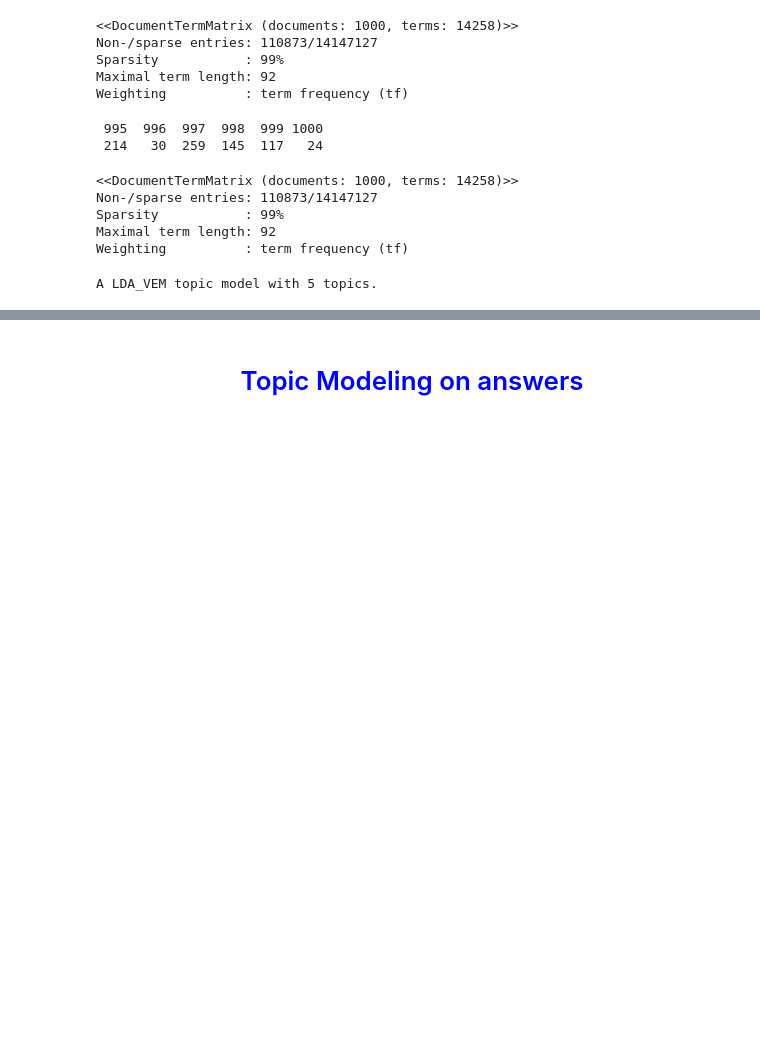
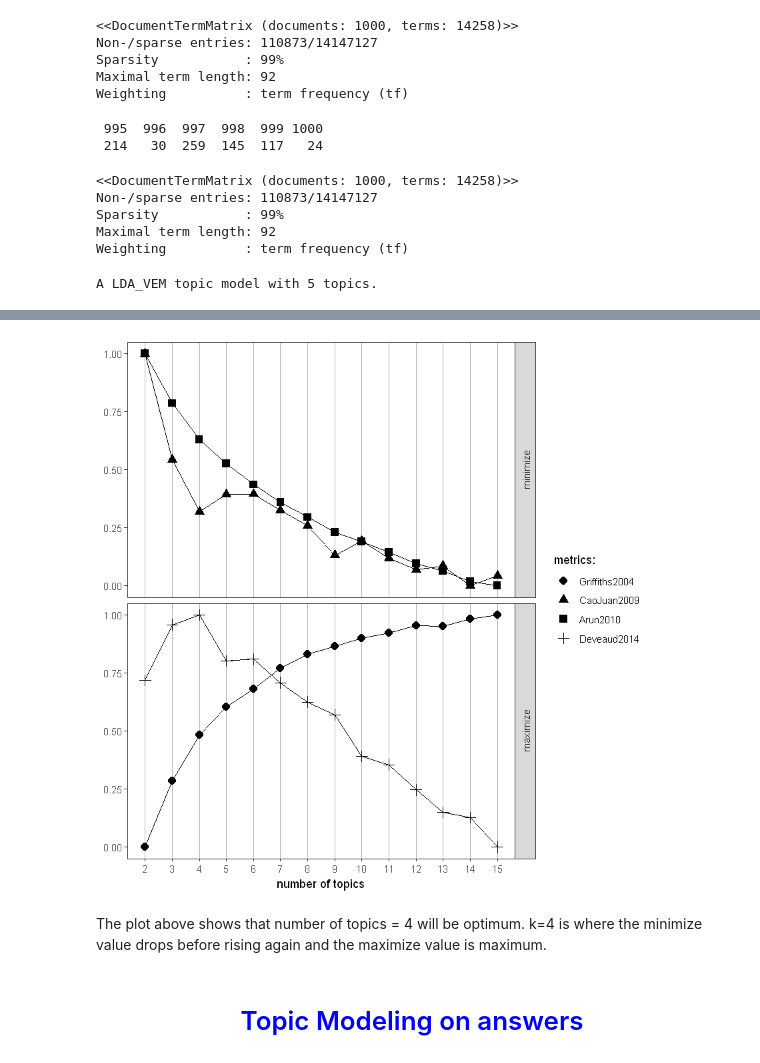
Before and after one commit to sthanurk/Text-Analytics-using-R, a Jupyter notebook: Word Clouds, Sentiment Analysis and Topic Modeling.ipynb, the cells around one changed output, grey strips where cells are left out. Saved outputs shown, nothing was run; the diff lists cells and outputs as text; code cells hidden in the pictures; blank space fills up the shorter version.

```diff
--- a/Word Clouds, Sentiment Analysis and Topic Modeling.ipynb
+++ b/Word Clouds, Sentiment Analysis and Topic Modeling.ipynb
@@ -477,0 +504,12 @@ perform_lda(10)
+# %%
+# The ldatuning library helps us find the number of topics.
+result <- FindTopicsNumber(
+  dtm.new,
+  topics = seq(from = 2, to = 15, by = 1),
+  metrics = c("Griffiths2004", "CaoJuan2009", "Arun2010", "Deveaud2014"),
+  method = "Gibbs",
+  control = list(seed = 77),
+  mc.cores = 2L,
+  verbose = TRUE
+)
+result
@@ -478,3 +538,9 @@ perform_lda(10)
+# %%
+FindTopicsNumber_plot(result)
+# %% [output]
+[figure, added]
+# %% [markdown]
+The plot above shows that number of topics = 4 will be optimum. k=4 is where the minimize value drops before rising again and the maximize value is maximum.
 # %% [markdown]
 <h1 style="color:blue; text-align:center;">Topic Modeling on answers</h1>
 # %%
```
Also changed, not shown: parts of 21 cells of this notebook.
